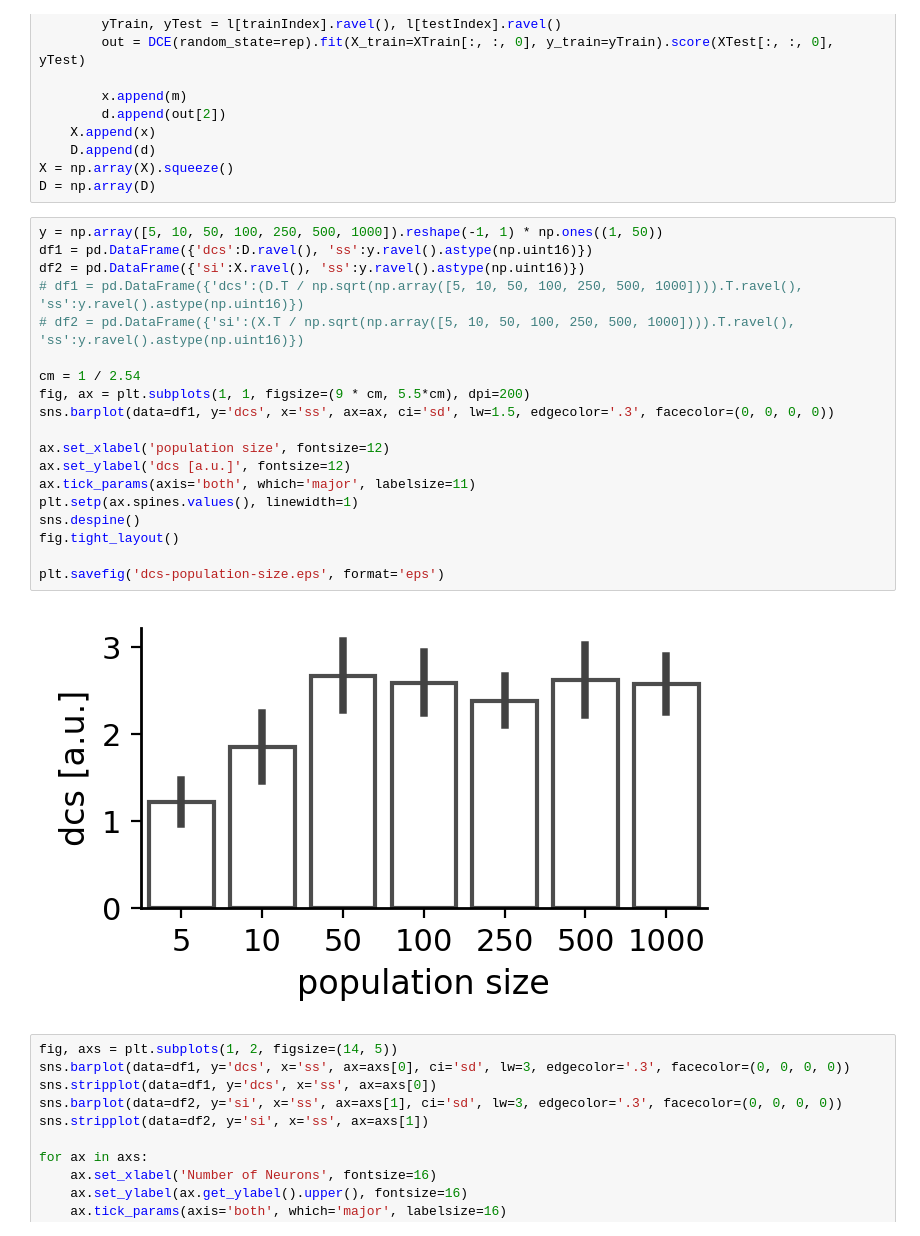
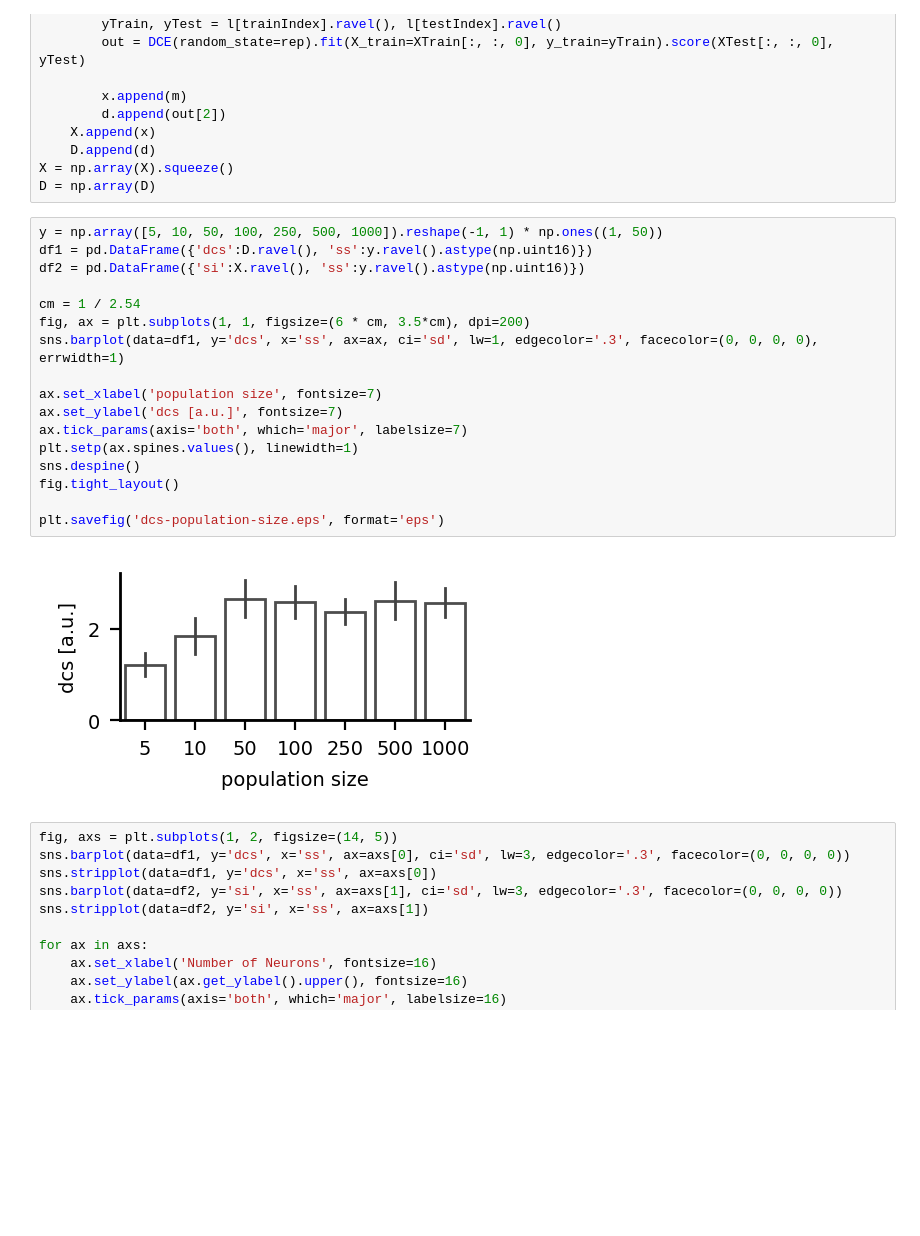
Before and after one commit to mohrabi/sua-categorical-representation, a Jupyter notebook: sim/compareSiVsDcs.ipynb, the cells around one changed output. Cells and saved outputs as stored; diff of their text form; blank space fills up the shorter version.

```diff
--- a/sim/compareSiVsDcs.ipynb
+++ b/sim/compareSiVsDcs.ipynb
@@ -174,24 +174,22 @@ D = np.array(D)
 # %%
 y = np.array([5, 10, 50, 100, 250, 500, 1000]).reshape(-1, 1) * np.ones((1, 50))
 df1 = pd.DataFrame({'dcs':D.ravel(), 'ss':y.ravel().astype(np.uint16)})
 df2 = pd.DataFrame({'si':X.ravel(), 'ss':y.ravel().astype(np.uint16)})
-# df1 = pd.DataFrame({'dcs':(D.T / np.sqrt(np.array([5, 10, 50, 100, 250, 500, 1000]))).T.ravel(), 'ss':y.ravel().astype(np.uint16)})
-# df2 = pd.DataFrame({'si':(X.T / np.sqrt(np.array([5, 10, 50, 100, 250, 500, 1000]))).T.ravel(), 'ss':y.ravel().astype(np.uint16)})
 
 cm = 1 / 2.54
-fig, ax = plt.subplots(1, 1, figsize=(9 * cm, 5.5*cm), dpi=200)
-sns.barplot(data=df1, y='dcs', x='ss', ax=ax, ci='sd', lw=1.5, edgecolor='.3', facecolor=(0, 0, 0, 0))
+fig, ax = plt.subplots(1, 1, figsize=(6 * cm, 3.5*cm), dpi=200)
+sns.barplot(data=df1, y='dcs', x='ss', ax=ax, ci='sd', lw=1, edgecolor='.3', facecolor=(0, 0, 0, 0), errwidth=1)
 
-ax.set_xlabel('population size', fontsize=12)
-ax.set_ylabel('dcs [a.u.]', fontsize=12)
-ax.tick_params(axis='both', which='major', labelsize=11)
+ax.set_xlabel('population size', fontsize=7)
+ax.set_ylabel('dcs [a.u.]', fontsize=7)
+ax.tick_params(axis='both', which='major', labelsize=7)
 plt.setp(ax.spines.values(), linewidth=1)
 sns.despine()
 fig.tight_layout()
 
 plt.savefig('dcs-population-size.eps', format='eps')
 # %% [output]
-[figure, old version]
+[figure, new version]
 # %%
 fig, axs = plt.subplots(1, 2, figsize=(14, 5))
 sns.barplot(data=df1, y='dcs', x='ss', ax=axs[0], ci='sd', lw=3, edgecolor='.3', facecolor=(0, 0, 0, 0))
```
Also changed, not shown: 1 other file.
